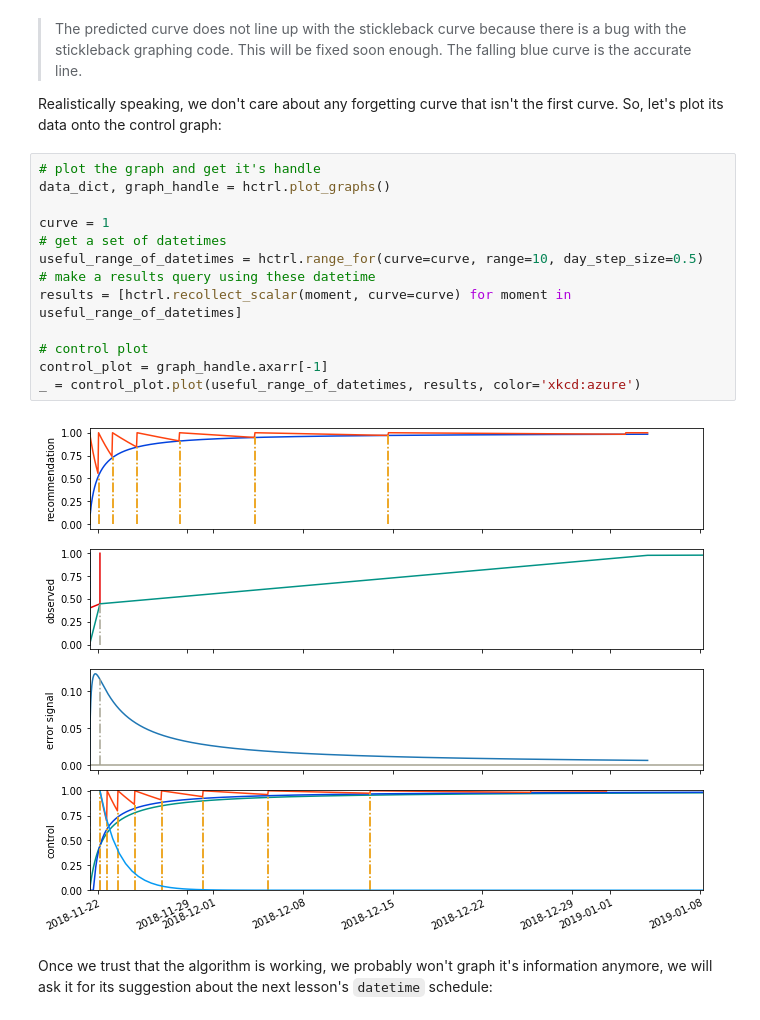
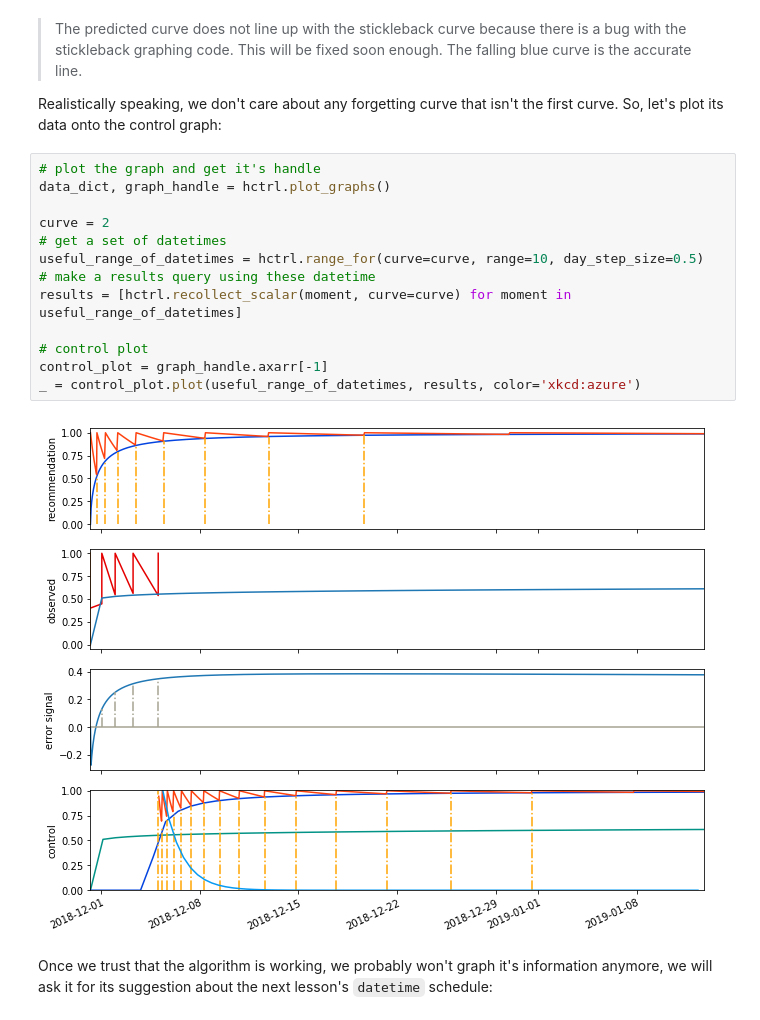
Before and after one commit to aleph2c/spaced, a Jupyter notebook: Spaced.ipynb, the cells around one changed output. Cells and saved outputs as stored; diff of their text form.

```diff
--- a/Spaced.ipynb
+++ b/Spaced.ipynb
@@ -205,18 +215,18 @@ Realistically speaking, we don't care about any forgetting curve that isn't the
 # %%
 # plot the graph and get it's handle
 data_dict, graph_handle = hctrl.plot_graphs()
 
-curve = 1
+curve = 2
 # get a set of datetimes
 useful_range_of_datetimes = hctrl.range_for(curve=curve, range=10, day_step_size=0.5)
 # make a results query using these datetime
 results = [hctrl.recollect_scalar(moment, curve=curve) for moment in useful_range_of_datetimes]
 
 # control plot
 control_plot = graph_handle.axarr[-1]
 _ = control_plot.plot(useful_range_of_datetimes, results, color='xkcd:azure')
 # %% [output]
-[figure, old version]
+[figure, new version]
 # %% [markdown]
 Once we trust that the algorithm is working, we probably won't graph it's information anymore, we will ask it for its suggestion about the next lesson's ``datetime`` schedule:
 # %%
```
Also changed, not shown: parts of 12 cells of this notebook, 13 other files.
